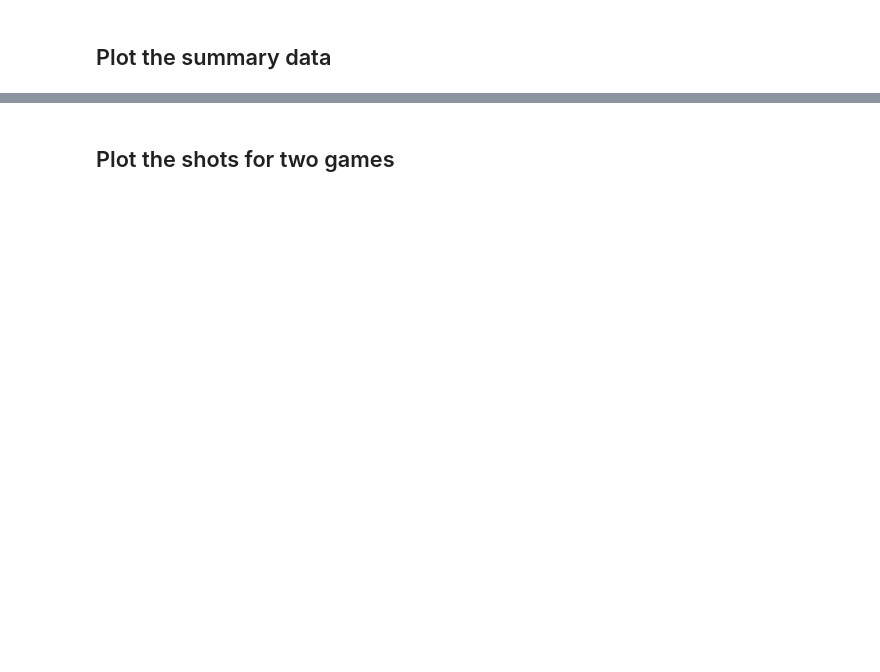
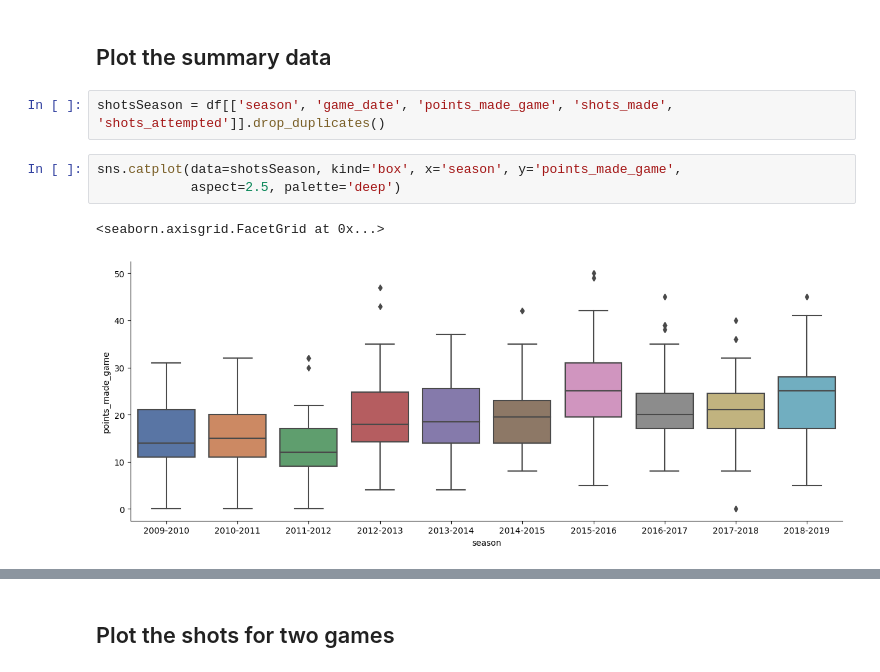
Before and after one commit to okurakeng/IonaCurryStep, a Jupyter notebook: Period1/curry_case_study-period1.ipynb, the cells around one changed output, grey strips where cells are left out. Drawn from its saved outputs; the diff is of its cells as text; blank space fills up the shorter version.

```diff
--- a/Period1/curry_case_study-period1.ipynb
+++ b/Period1/curry_case_study-period1.ipynb
@@ -132,2 +147,10 @@ df[['shot_type','points_made','points_made_game','shots_attempted','shots_made']
 # %% [markdown]
 ## Plot the summary data
+# %%
+shotsSeason = df[['season', 'game_date', 'points_made_game', 'shots_made', 'shots_attempted']].drop_duplicates()
+# %%
+sns.catplot(data=shotsSeason, kind='box', x='season', y='points_made_game',
+            aspect=2.5, palette='deep')
+# %% [output]
+<seaborn.axisgrid.FacetGrid at 0x...>
+[figure, added]
```
Also changed, not shown: parts of 5 cells of this notebook.
